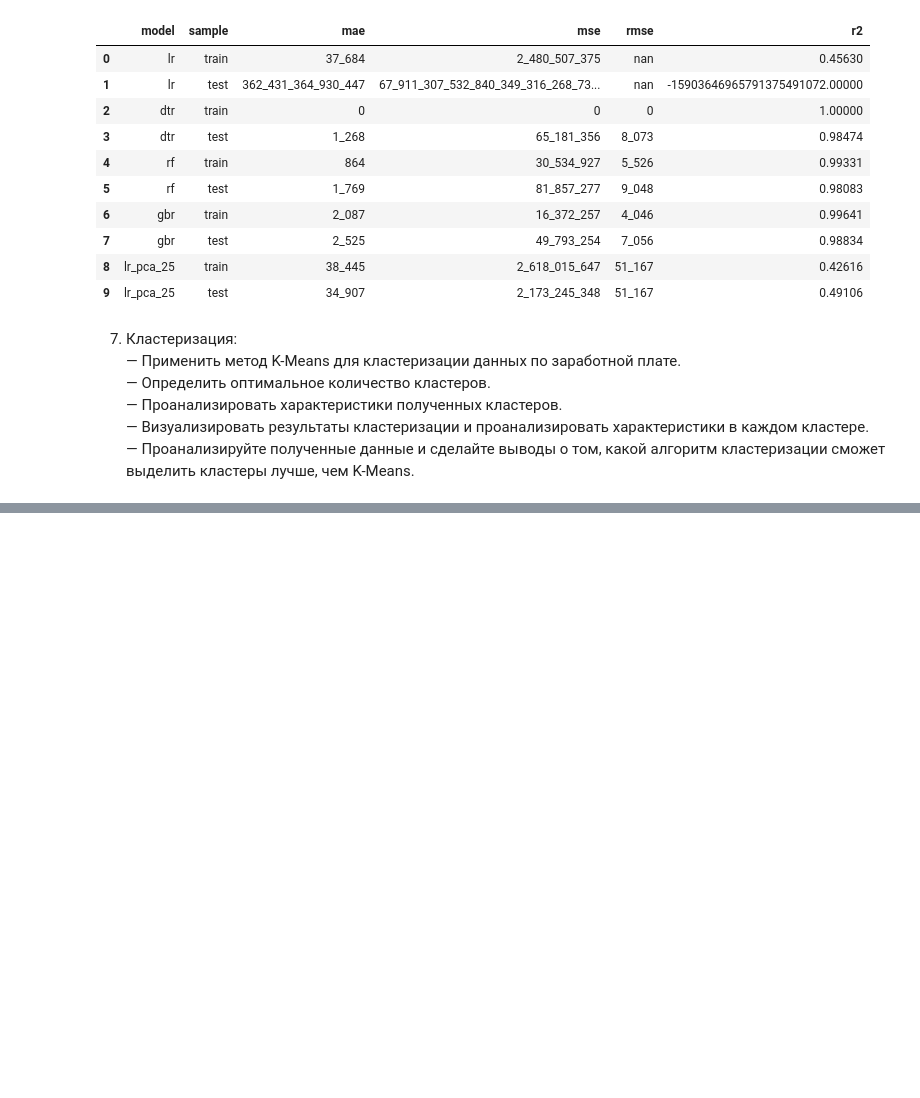
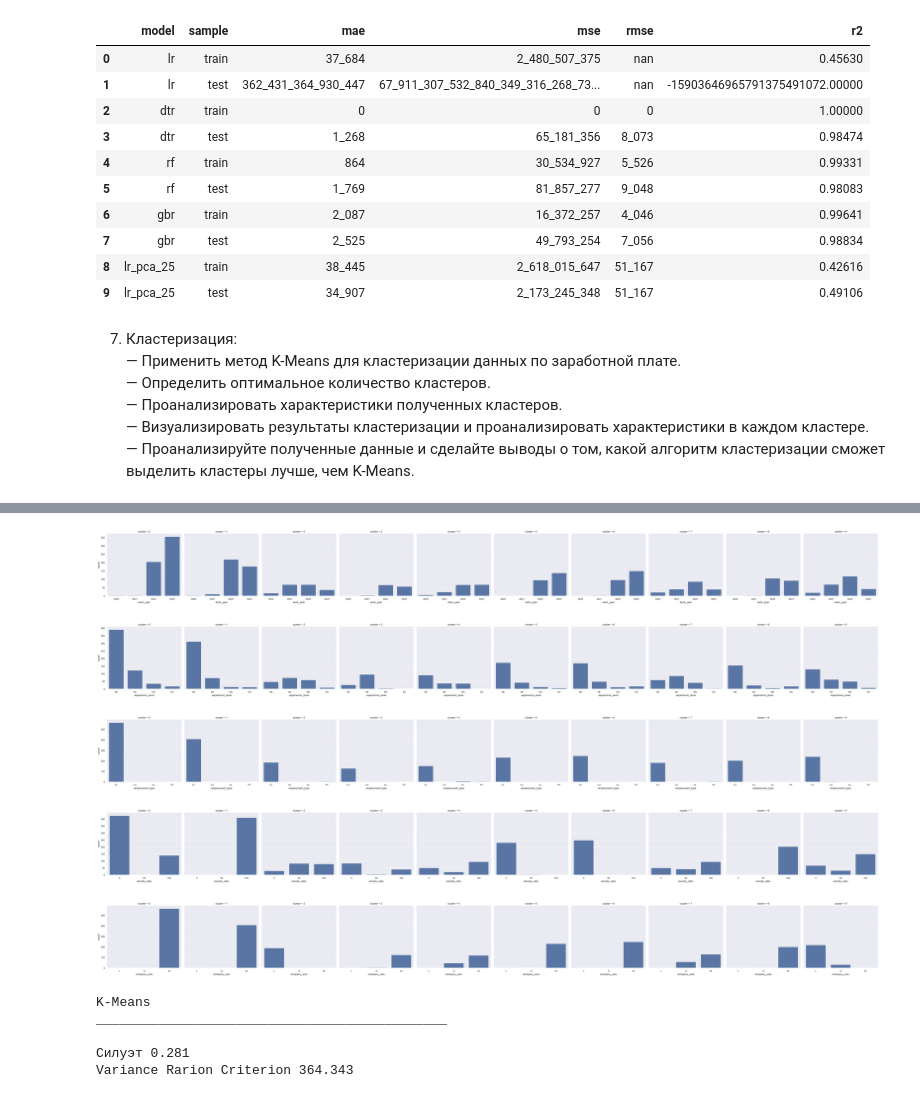
Before and after one commit to alexpgb/Python_DS_2024, a Jupyter notebook: S10/Python_DS_2024_S10_HW.ipynb, the cells around one changed output, grey strips where cells are left out. Cells and saved outputs as stored; diff of their text form; code cells hidden in the pictures; blank space fills up the shorter version.

```diff
--- a/S10/Python_DS_2024_S10_HW.ipynb
+++ b/S10/Python_DS_2024_S10_HW.ipynb
@@ -936,6 +957,11 @@ PCAplot3D(X, pred_k)
+# %%
+s = "experience_level_cntenc	employee_residence_cntenc	company_location_cntenc	employment_type_CT	employment_type_FL	employment_type_FT	employment_type_PT	job_category_AI Specialist	job_category_Architect	job_category_BI	job_category_Data Analyst	job_category_Data Engineer	job_category_Data Scientist	job_category_Engineer	job_category_Machine Learning Engineer	job_category_Manager	job_category_Other	job_category_Research Scientist	salary_currency_AUD	salary_currency_BRL	salary_currency_CAD	salary_currency_CHF	salary_currency_CZK	salary_currency_DKK	salary_currency_EUR	salary_currency_GBP	salary_currency_HKD	salary_currency_HUF	salary_currency_ILS	salary_currency_INR	salary_currency_JPY	salary_currency_MXN	salary_currency_PLN	salary_currency_SGD	salary_currency_THB	salary_currency_TRY	salary_currency_USD	company_size_L	company_size_M	company_size_S"
+encoded_fetures = set(s.split('\t')).intersection(df.columns)
 # %%
+# Выгрузил данные в Excel
 # Попробовал проанализировать по какому принципу сгруппированы наблюдения в кластеры.
 # Не нашел никаких закономерностей
-df_with_k = df.copy()
-df_with_k['cluster'] = pred_k
-df_with_k.to_excel('./clusters.xlsx', index=False)
+df_clusters = df.copy().drop(columns=encoded_fetures)
+df_clusters['cluster'] = pred_k
+df_clusters.to_excel('./clusters_v1.xlsx', index=False)
+df_clusters
@@ -943,0 +982,20 @@ df_with_k.to_excel('./clusters.xlsx', index=False)
+# %%
+sns.catplot(x = 'work_year', col = 'cluster', kind = 'count', data = df_clusters);
+# %% [output]
+[figure, added]
+# %%
+sns.catplot(x = 'experience_level', col = 'cluster', kind = 'count', data = df_clusters);
+# %% [output]
+[figure, added]
+# %%
+sns.catplot(x = 'employment_type', col = 'cluster', kind = 'count', data = df_clusters);
+# %% [output]
+[figure, added]
+# %%
+sns.catplot(x = 'remote_ratio', col = 'cluster', kind = 'count', data = df_clusters);
+# %% [output]
+[figure, added]
+# %%
+sns.catplot(x = 'company_size', col = 'cluster', kind = 'count', data = df_clusters);
+# %% [output]
+[figure, added]
@@ -943,0 +1008,14 @@ df_with_k.to_excel('./clusters.xlsx', index=False)
+# %%
+silhouette = silhouette_score(X, pred_k)
+chi = calinski_harabasz_score(X, pred_k)
+print('\nK-Means')
+print('_'*45 + '\n')
+print('Силуэт', round(silhouette,3))
+print('Variance Rarion Criterion', round(chi,3))
+# Значение метрики ситуэта близко к 0, что говорит о том, что кластеры пересекаются. Что мы наблюдаем как на визуализации, так и на графиках признаков.
+# %% [output]
+K-Means
+_____________________________________________
+
+Силуэт 0.281
+Variance Rarion Criterion 364.343
```
Also changed, not shown: parts of 11 cells of this notebook.
